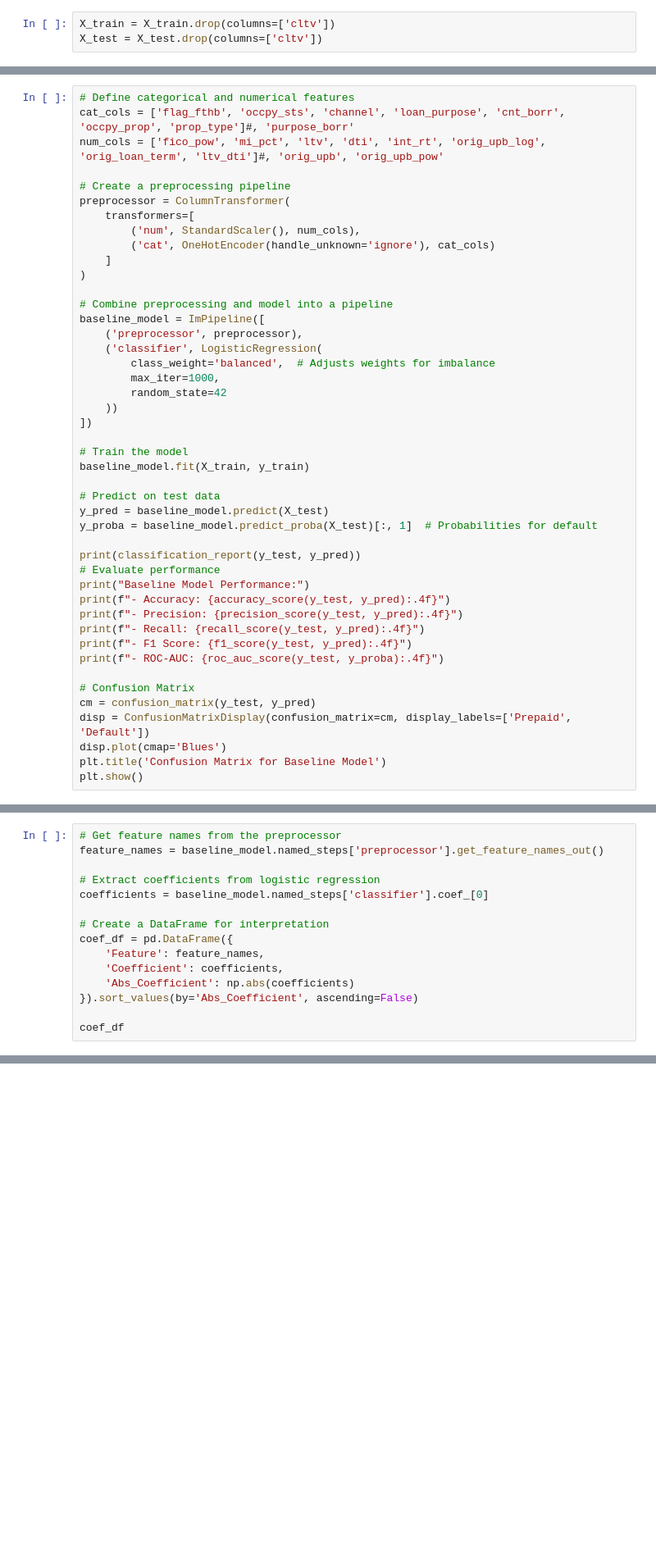
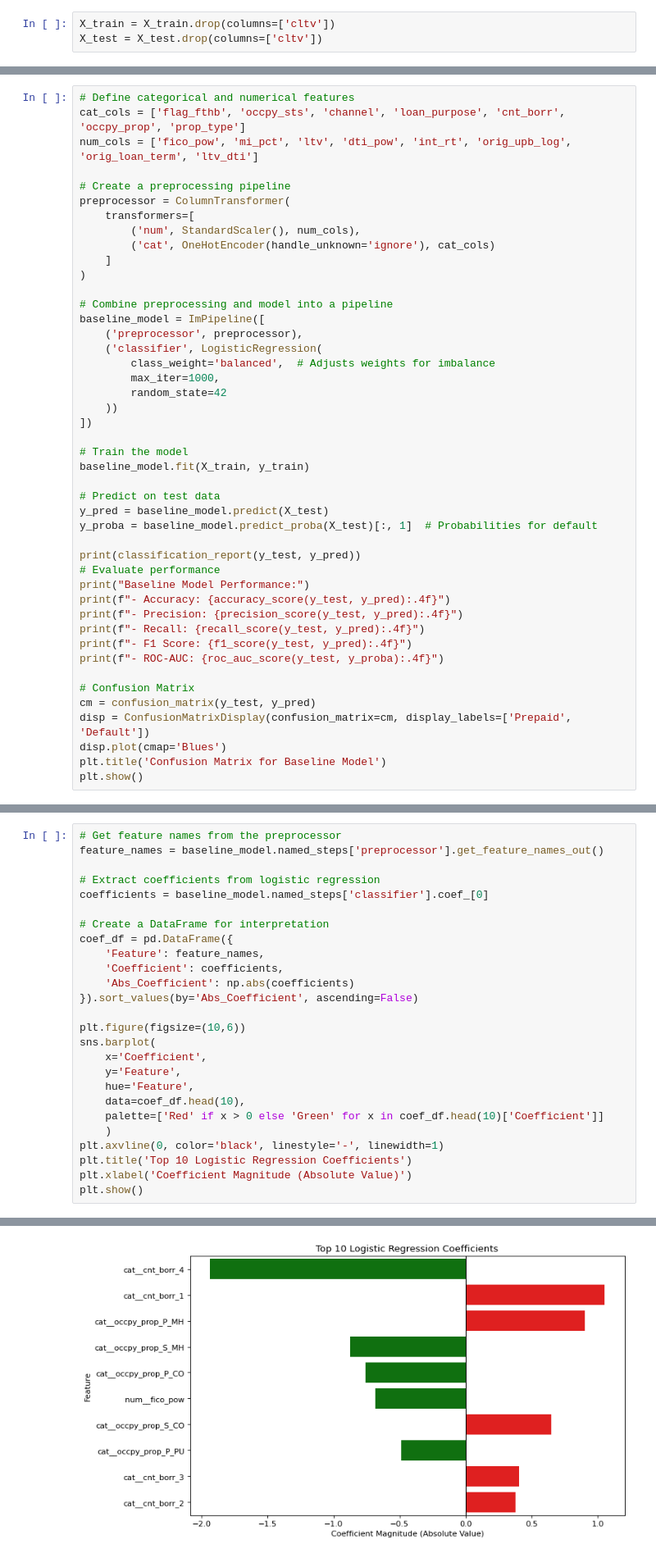
Before and after one commit to AwuoeZYC/Project_2, a Jupyter notebook: project2.ipynb, the cells around one changed output, grey strips where cells are left out. Shown: that part at 82% size. Cells and saved outputs as stored; diff of their text form; blank space fills up the shorter version.

```diff
--- a/project2.ipynb
+++ b/project2.ipynb
@@ -436,8 +500,8 @@ Reduce transparency, making it harder to explain coefficients to stakeholders.
 Increase computational cost without guaranteeing better performance.
 # %%
 # Define categorical and numerical features
-cat_cols = ['flag_fthb', 'occpy_sts', 'channel', 'loan_purpose', 'cnt_borr', 'occpy_prop', 'prop_type']#, 'purpose_borr'
-num_cols = ['fico_pow', 'mi_pct', 'ltv', 'dti', 'int_rt', 'orig_upb_log', 'orig_loan_term', 'ltv_dti']#, 'orig_upb', 'orig_upb_pow'
+cat_cols = ['flag_fthb', 'occpy_sts', 'channel', 'loan_purpose', 'cnt_borr', 'occpy_prop', 'prop_type']
+num_cols = ['fico_pow', 'mi_pct', 'ltv', 'dti_pow', 'int_rt', 'orig_upb_log', 'orig_loan_term', 'ltv_dti']
 
 # Create a preprocessing pipeline
 preprocessor = ColumnTransformer(
@@ -526,5 +600,16 @@ coef_df = pd.DataFrame({
     'Abs_Coefficient': np.abs(coefficients)
 }).sort_values(by='Abs_Coefficient', ascending=False)
 
-coef_df
+plt.figure(figsize=(10,6))
+sns.barplot(
+    x='Coefficient',
+    y='Feature',
+    hue='Feature',
+    data=coef_df.head(10),
+    palette=['Red' if x > 0 else 'Green' for x in coef_df.head(10)['Coefficient']]
+    )
+plt.axvline(0, color='black', linestyle='-', linewidth=1)
+plt.title('Top 10 Logistic Regression Coefficients')
+plt.xlabel('Coefficient Magnitude (Absolute Value)')
+plt.show()
 # %% [output]
@@ -547,0 +616 @@ coef_df
+[figure, added]
```
Also changed, not shown: parts of 50 cells of this notebook, 1 other file.
